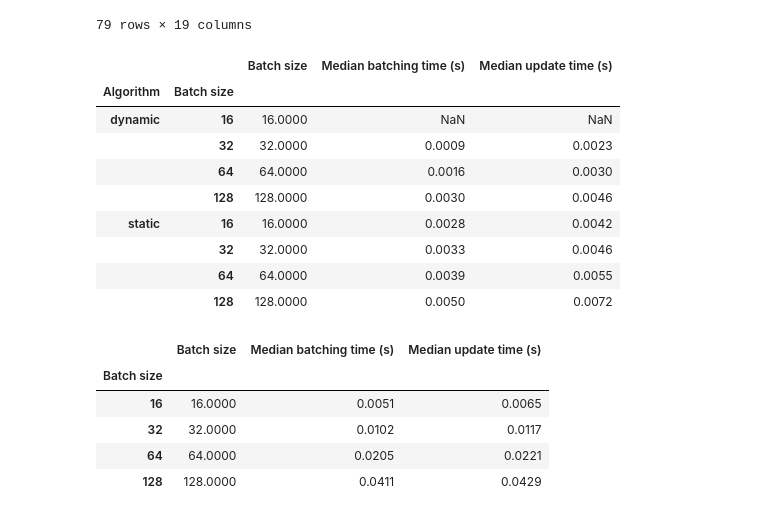
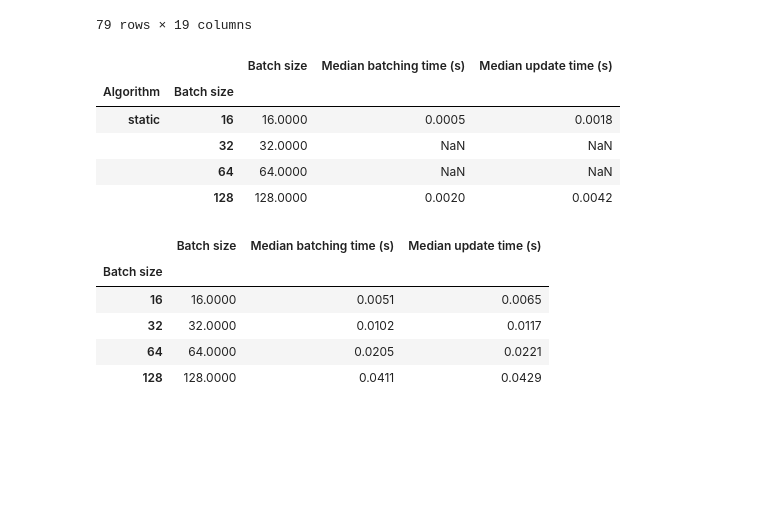
Before and after one commit to tisabe/jraph_MPEU, a Jupyter notebook: jupyter_notebooks/jraph profiling.ipynb, the cells around one changed output. Drawn from its saved outputs; the diff is of its cells as text; code cells hidden in the pictures; blank space fills up the shorter version.

```diff
--- a/jupyter_notebooks/jraph profiling.ipynb
+++ b/jupyter_notebooks/jraph profiling.ipynb
@@ -6,7 +6,7 @@ import matplotlib.pyplot as plt
 import pandas as pd
 
 BASE_DIR = '/home/dts/Documents/hu'
-PROFILING_CSV = 'parsed_profiling_qm9_aflow_schnet_100k_steps_23_54__8_03_2024.csv'
+PROFILING_CSV = 'parsed_profiling_static_batching_seb_fix_qm9_aflow_schnet_mpeu_100k_steps_17_04__28_03_2024.csv'
 ROUND_PROFILING_CSV = 'parsed_profiling_round_to_multiple_qm9_aflow_schnet_100k_steps_23_54__8_03_2024.csv'
 # %%
 profiling_df = pd.read_csv(os.path.join(BASE_DIR, PROFILING_CSV))
@@ -62,33 +62,31 @@ round_profiling_df[round_profiling_df['computing_type'] == 'gpu_a100']
 # %%
 # AFLOW GPU
 gpu_profiling_df = profiling_df[profiling_df['dataset'] == 'aflow']
 gpu_profiling_df = gpu_profiling_df[gpu_profiling_df['computing_type'] == 'gpu_a100']
+gpu_profiling_df = gpu_profiling_df[gpu_profiling_df['model'] == 'schnet']
+gpu_profiling_df = gpu_profiling_df[gpu_profiling_df['batching_round_to_64'] == 'round_False']
 
 # TODO, fix this so that we are using the averages over the ten iterations.
 gpu_profiling_df = gpu_profiling_df.rename(columns={
     "batch_size": "Batch size", "batching_type": "Algorithm",
     'step_100000_batching_time_median': 'Median batching time (s)',
     'step_100000_update_time_median': 'Median update time (s)'})
 
 gpu_profiling_df_grouped = gpu_profiling_df.groupby(['Algorithm', 'Batch size'])
 list_of_cols_to_display = ['Batch size', 'Algorithm', 'Median batching time (s)', 'Median update time (s)']
 
 pd.options.display.float_format = "{:,.4f}".format
 
 gpu_profiling_df_grouped = gpu_profiling_df_grouped[list_of_cols_to_display]
 
 
 
 gpu_profiling_df_grouped.median()
 # %% [output]
 |  |  | Batch size | Median batching time (s) | Median update time (s) |
 | Algorithm | Batch size |  |  |  |
-| dynamic | 16 | 16.0000 | NaN | NaN |
-|  | 32 | 32.0000 | 0.0009 | 0.0023 |
-|  | 64 | 64.0000 | 0.0016 | 0.0030 |
-|  | 128 | 128.0000 | 0.0030 | 0.0046 |
-| static | 16 | 16.0000 | 0.0028 | 0.0042 |
-|  | 32 | 32.0000 | 0.0033 | 0.0046 |
-|  | 64 | 64.0000 | 0.0039 | 0.0055 |
-|  | 128 | 128.0000 | 0.0050 | 0.0072 |
+| static | 16 | 16.0000 | 0.0005 | 0.0018 |
+|  | 32 | 32.0000 | NaN | NaN |
+|  | 64 | 64.0000 | NaN | NaN |
+|  | 128 | 128.0000 | 0.0020 | 0.0042 |
 # %%
```
Also changed, not shown: parts of 6 cells of this notebook, 4 other files.
